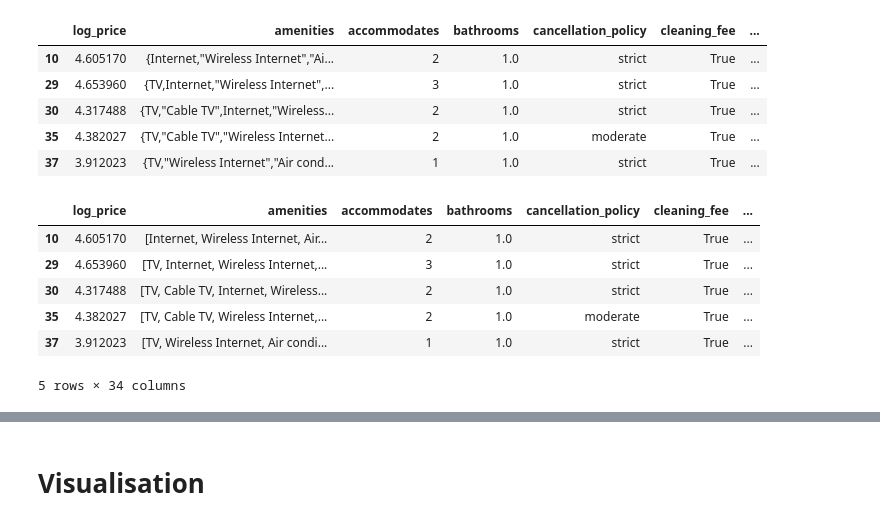
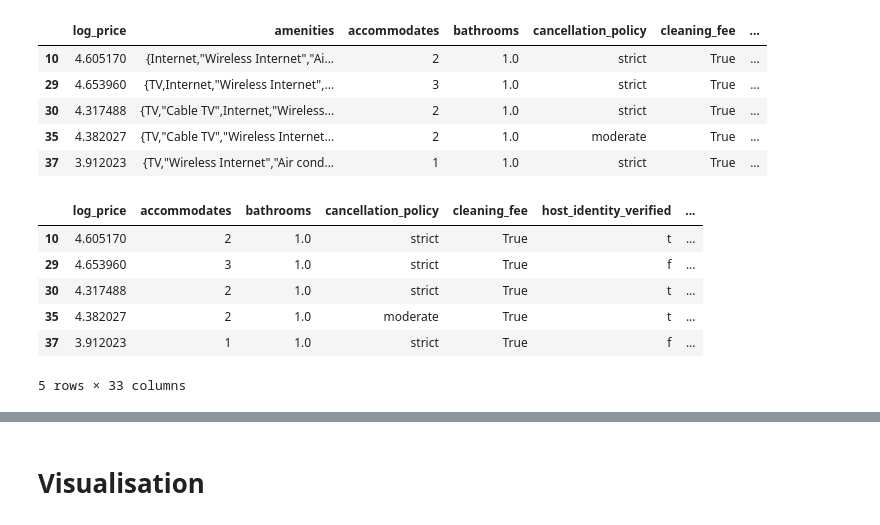
Before and after one commit to d21emijo/Air-BNB, a Jupyter notebook: Air_bnb.ipynb, the cells around one changed output, grey strips where cells are left out. Cells and saved outputs as stored; diff of their text form; code cells hidden in the pictures.

```diff
--- a/Air_bnb.ipynb
+++ b/Air_bnb.ipynb
@@ -245,6 +263,8 @@ df_nyc_private['host_identity_verified'] = df_nyc_private['host_identity_verifie
 # Host has no thumbnail, True/false instead
 df_nyc_private['thumbnail_url'] = (~df_nyc_private['thumbnail_url'].isna()).astype(int)
 
+# median score for na in review score
+df_nyc_private['review_scores_rating'] = df_nyc_private['review_scores_rating'].fillna(df_nyc_private['review_scores_rating'].median())
 # New column for no reviews
 df_nyc_private['review_scores'] = (~df_nyc_private['review_scores_rating'].isna()).astype(int)
 
@@ -257,6 +277,8 @@ df_nyc_private = df_nyc_private.drop(['zipcode','city','name','description','roo
 
 # remove % from response rate
 df_nyc_private['host_response_rate'] = df_nyc_private['host_response_rate'].str.replace('%','').astype(float)
+
+df_nyc_private['host_response_rate'] = df_nyc_private['host_response_rate'].fillna(0)
 df_nyc_private.info()
 df_nyc_private.head()
 #df_nyc_private.describe()
@@ -302,17 +316,22 @@ df_nyc_private['amenities'] = (
 # %%
-#
+# explode the amenities to seprate lsit
 common_amenities = df_nyc_private['amenities'].explode().value_counts().head(15).index.to_list()
 
+# crate new columns with amenities
 for amenity in common_amenities:
-    col_name = 'amanity ' + amenity
+    col_name = 'amanity_' + amenity
     df_nyc_private[col_name] = df_nyc_private['amenities'].apply(lambda x: int(amenity in x))
 
+
+
+# Drop amenities description
+df_nyc_private = df_nyc_private.drop(['amenities'],axis=1)
 df_nyc_private.head()
 # %% [output]
-|  | log_price | amenities | accommodates | bathrooms | cancellation_policy | cleaning_fee | ... |
-| 10 | 4.605170 | [Internet, Wireless Internet, Air... | 2 | 1.0 | strict | True | ... |
-| 29 | 4.653960 | [TV, Internet, Wireless Internet,... | 3 | 1.0 | strict | True | ... |
-| 30 | 4.317488 | [TV, Cable TV, Internet, Wireless... | 2 | 1.0 | strict | True | ... |
-| 35 | 4.382027 | [TV, Cable TV, Wireless Internet,... | 2 | 1.0 | moderate | True | ... |
-| 37 | 3.912023 | [TV, Wireless Internet, Air condi... | 1 | 1.0 | strict | True | ... |
+|  | log_price | accommodates | bathrooms | cancellation_policy | cleaning_fee | host_identity_verified | ... |
+| 10 | 4.605170 | 2 | 1.0 | strict | True | t | ... |
+| 29 | 4.653960 | 3 | 1.0 | strict | True | f | ... |
+| 30 | 4.317488 | 2 | 1.0 | strict | True | t | ... |
+| 35 | 4.382027 | 2 | 1.0 | moderate | True | t | ... |
+| 37 | 3.912023 | 1 | 1.0 | strict | True | f | ... |
-5 rows × 34 columns
+5 rows × 33 columns
```
Also changed, not shown: parts of 41 cells of this notebook, 1 other file.
